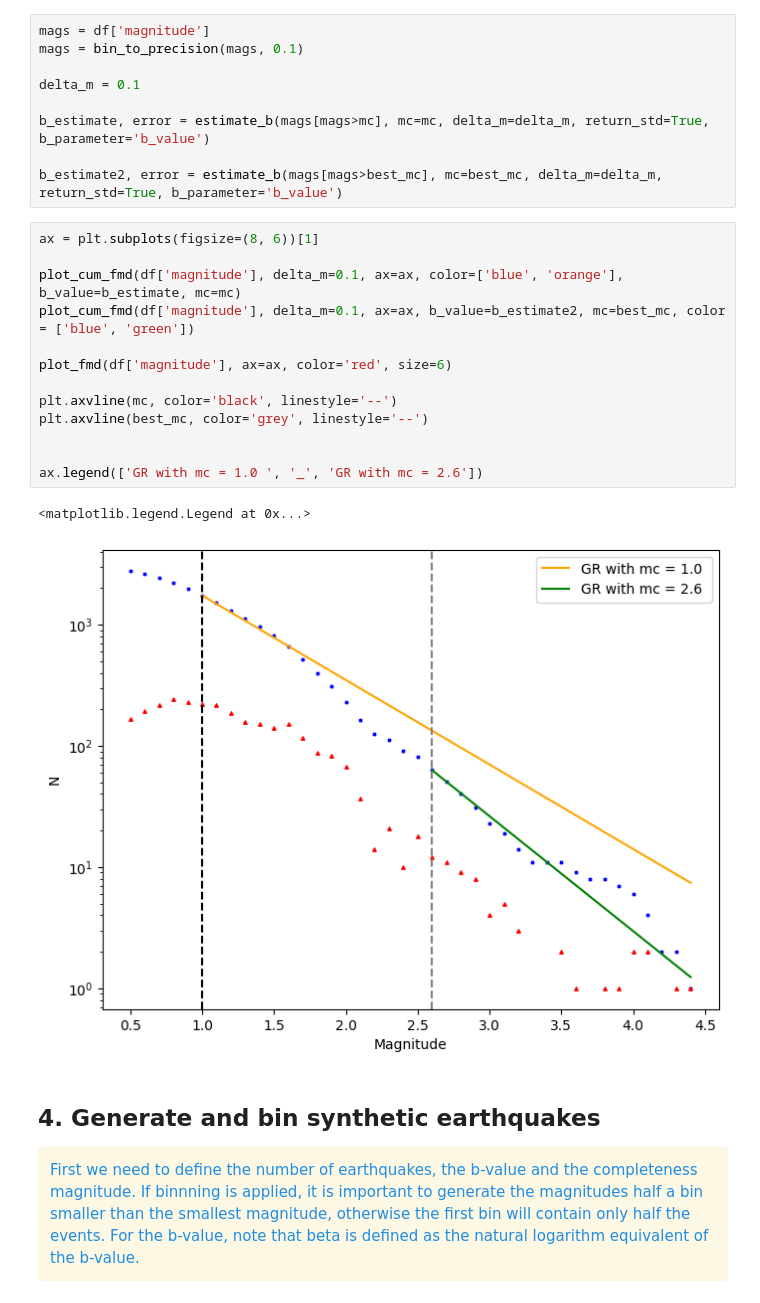
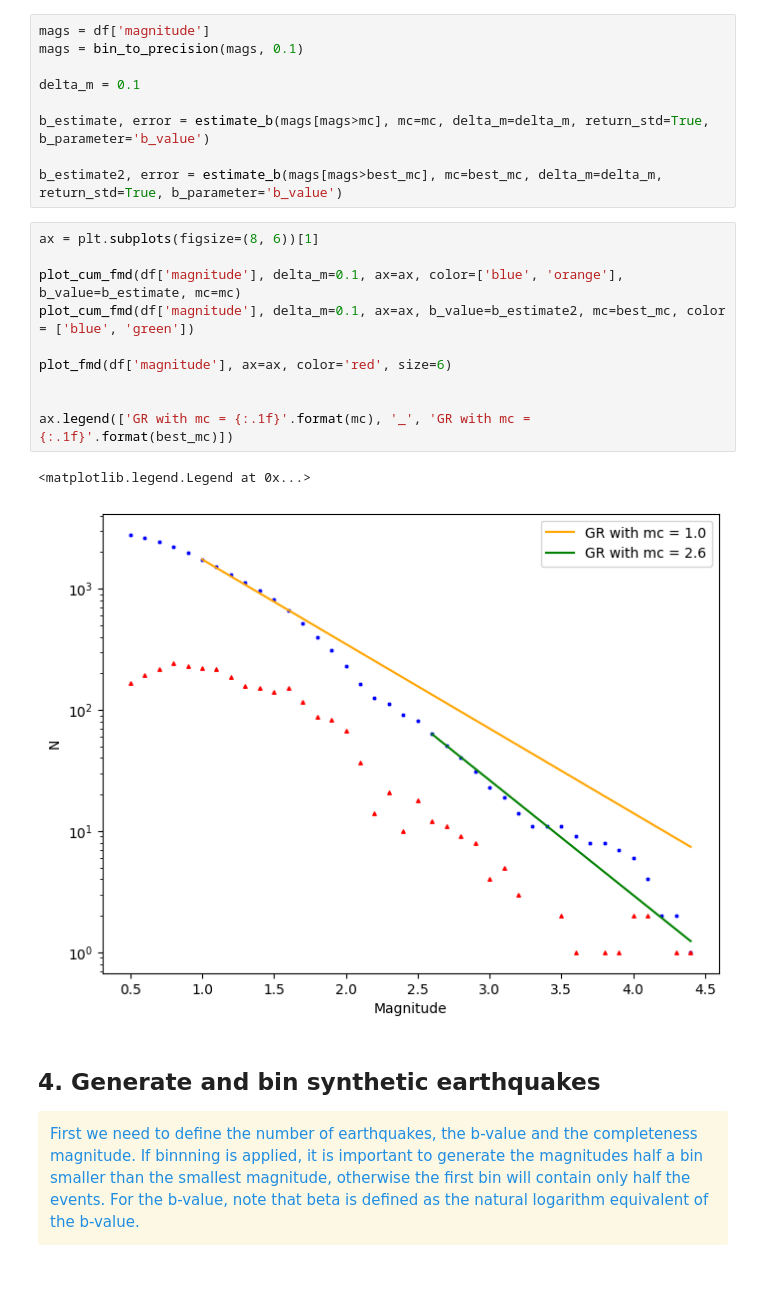
Before and after one commit to swiss-seismological-service/SeismoStats, a Jupyter notebook: manual.ipynb, the cells around one changed output. Drawn from its saved outputs; the diff is of its cells as text.

```diff
--- a/manual.ipynb
+++ b/manual.ipynb
@@ -204,19 +205,16 @@ b_estimate2, error = estimate_b(mags[mags>best_mc], mc=best_mc, delta_m=delta_m,
 # %%
 ax = plt.subplots(figsize=(8, 6))[1]
 
 plot_cum_fmd(df['magnitude'], delta_m=0.1, ax=ax, color=['blue', 'orange'], b_value=b_estimate, mc=mc)
 plot_cum_fmd(df['magnitude'], delta_m=0.1, ax=ax, b_value=b_estimate2, mc=best_mc, color = ['blue', 'green'])
 
 plot_fmd(df['magnitude'], ax=ax, color='red', size=6)
 
-plt.axvline(mc, color='black', linestyle='--')
-plt.axvline(best_mc, color='grey', linestyle='--')
 
-
-ax.legend(['GR with mc = 1.0 ', '_', 'GR with mc = 2.6'])
+ax.legend(['GR with mc = {:.1f}'.format(mc), '_', 'GR with mc = {:.1f}'.format(best_mc)])
 # %% [output]
 <matplotlib.legend.Legend at 0x...>
-[figure, old version]
+[figure, new version]
 # %% [markdown]
 ## 4. Generate and bin synthetic earthquakes
 
```
Also changed, not shown: parts of 6 cells of this notebook, 1 other file.
